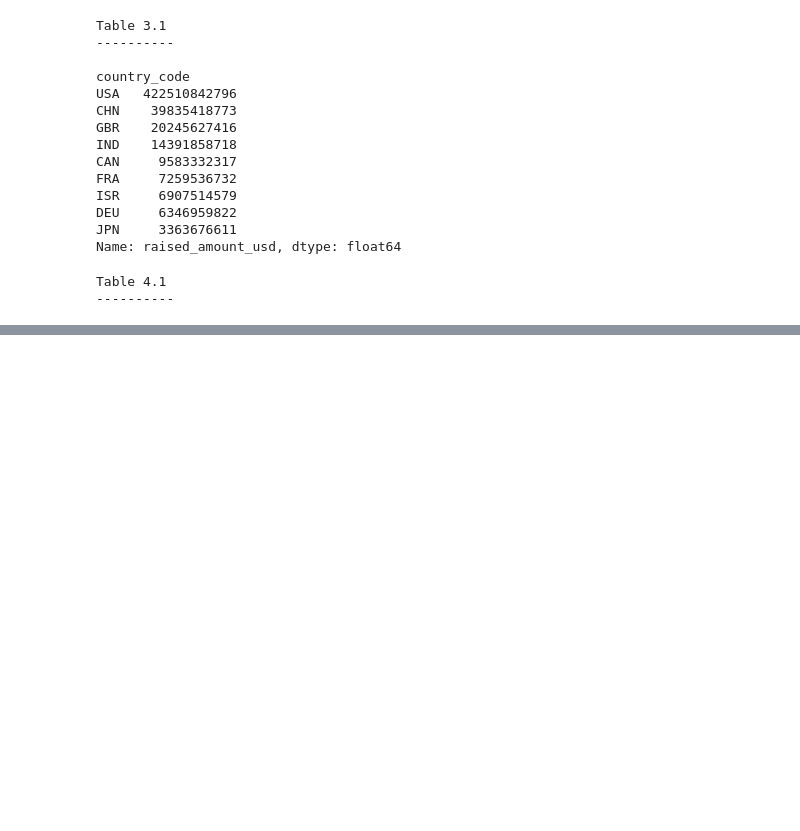
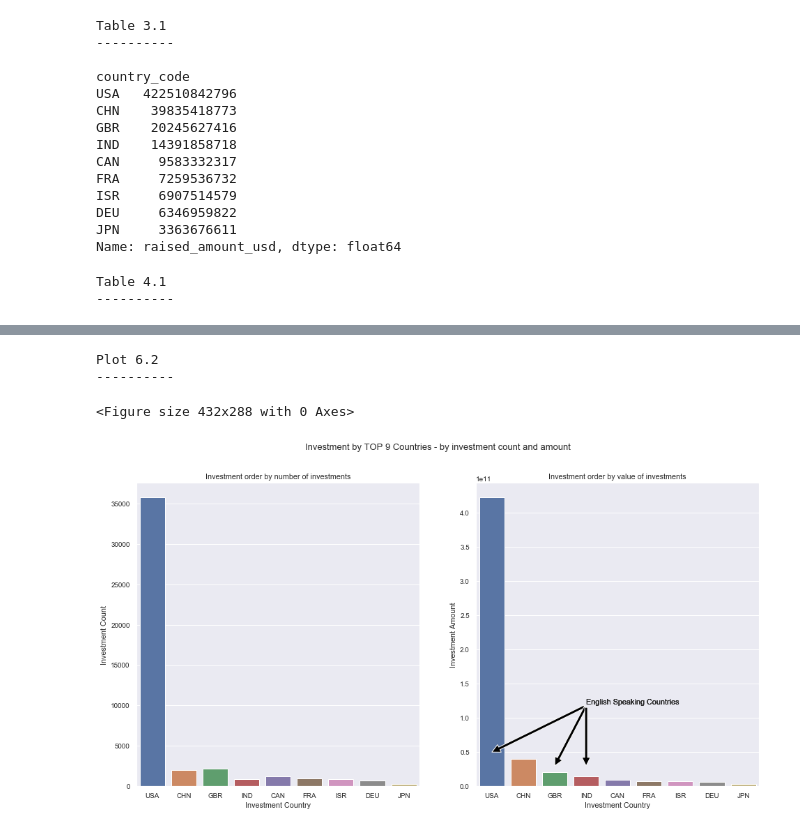
Before and after one commit to hsatam/AI_ML, a Jupyter notebook: Investment_Analysis_Hemant_Satam.ipynb, the cells around one changed output, grey strips where cells are left out. Saved outputs shown, nothing was run; the diff lists cells and outputs as text; code cells hidden in the pictures; blank space fills up the shorter version.

```diff
--- a/Investment_Analysis_Hemant_Satam.ipynb
+++ b/Investment_Analysis_Hemant_Satam.ipynb
@@ -411,0 +414,76 @@ Table 6.1
+# %%
+# Table 6.2 outcome
+print("\n\nPlot 6.2")
+print("----------\n")
+
+#For the chosen investment type, make a data frame named top9 with the top nine countries
+
+df_venture = master_frame_mapping[master_frame_mapping['funding_round_type'] == 'venture']
+
+df_top9 = (df_venture.groupby('country_code')
+        .agg({'raised_amount_usd':'sum',
+              'Automotive & Sports':'sum',
+              'Blanks':'sum',
+              'Cleantech / Semiconductors':'sum',
+              'Entertainment':'sum',
+              'Health':'sum',
+              'Manufacturing':'sum',
+              'News, Search and Messaging':'sum',
+              'Others':'sum',
+              'Social, Finance, Analytics, Advertising':'sum'})
+        .reset_index()
+        .rename(columns={'Automotive & Sports':'Automotive & Sports Count',
+                         'Blanks':'Blanks Count',
+                         'Cleantech / Semiconductors':'Cleantech / Semiconductors Count',
+                         'Entertainment':'Entertainment Count',
+                         'Health':'Health Count',
+                         'Manufacturing':'Manufacturing Count',
+                         'News, Search and Messaging':'News, Search and Messaging Count',
+                         'Others':'Others Count',
+                         'Social, Finance, Analytics, Advertising':'Social, Finance, Analytics, Advertising Count'})
+        .nlargest(9, 'raised_amount_usd'))
+
+df_top9['investment_count'] = df_top9['Automotive & Sports Count'] + \
+                            df_top9['Blanks Count'] + \
+                            df_top9['Cleantech / Semiconductors Count'] + \
+                            df_top9['Entertainment Count'] + \
+                            df_top9['Health Count'] + \
+                            df_top9['Manufacturing Count'] + \
+                            df_top9['News, Search and Messaging Count'] + \
+                            df_top9['Others Count'] + \
+                            df_top9['Social, Finance, Analytics, Advertising Count']
+
+
+# Create two sub plots - one for Global investments and second for average investments
+fig = plt.figure()
+fig, (ax1, ax2) = plt.subplots(1, 2, figsize=(16, 8), sharex=True)
+
+# Setting up title, axis lables and formatting the display of axis values
+fig.suptitle("Investment by TOP 9 Countries - by investment count and amount")
+
+sns.barplot(df_top9['country_code'].values, df_top9['investment_count'].values, ax=ax1)
+ax1.set_title("Investment order by number of investments")
+ax1.set_ylabel("Investment Count")
+ax1.set_xlabel("Investment Country")
+
+
+sns.barplot(x="country_code", y="raised_amount_usd", data=df_top9, estimator=sum)
+ax2.set_title("Investment order by value of investments")
+ax2.set_ylabel("Investment Amount")
+ax2.set_xlabel("Investment Country")
+
+
+# Add labels to the plot
+ax2.annotate('English Speaking Countries', xy=(0, 5e+10), xytext=(3, 12e+10),
+            arrowprops=dict(facecolor='black', shrink=2))
+ax2.annotate('English Speaking Countries', xy=(2, 3e+10), xytext=(3, 12e+10),
+            arrowprops=dict(facecolor='black', shrink=2))
+ax2.annotate('English Speaking Countries', xy=(3, 3e+10), xytext=(3, 12e+10),
+            arrowprops=dict(facecolor='black', shrink=2))
+
+plt.savefig('Investment_By_top9_Countries.png')
+# %% [output]
+Plot 6.2
+----------
+<Figure size 432x288 with 0 Axes>
+[figure, added]
```
Also changed, not shown: parts of 3 cells of this notebook, 2 other files.
